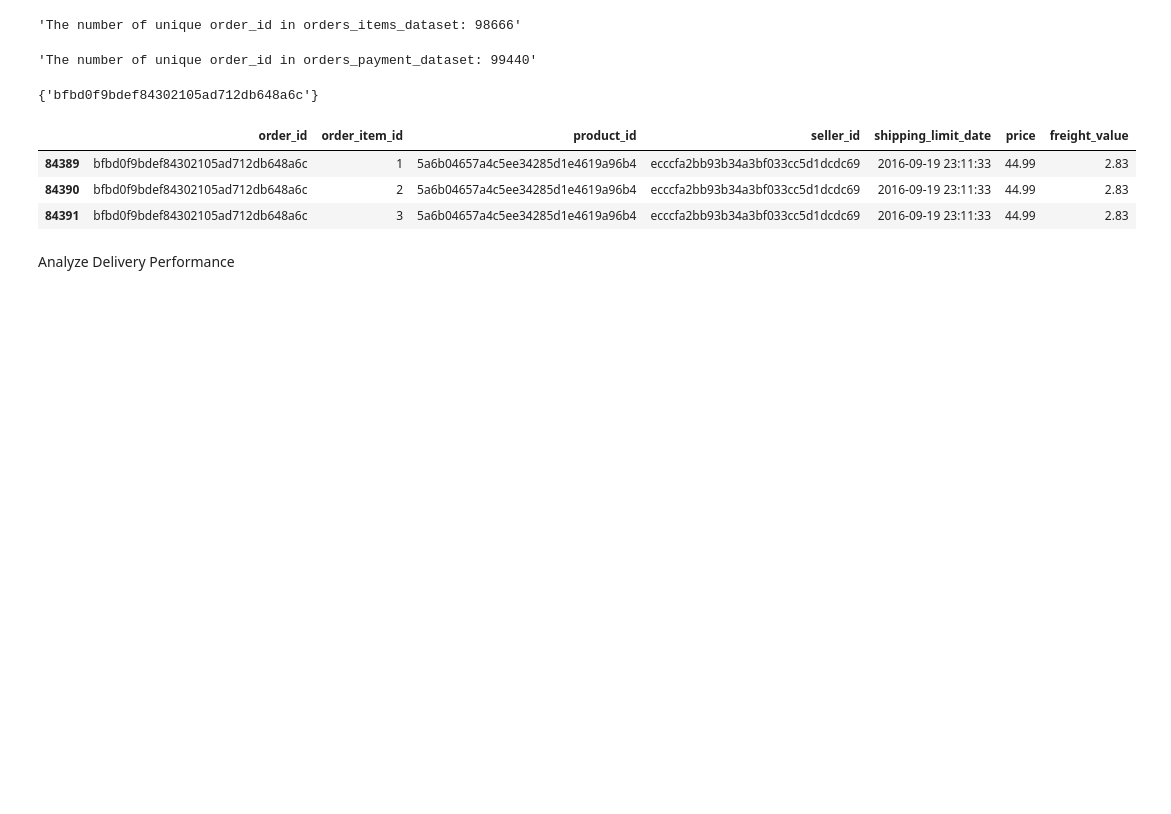
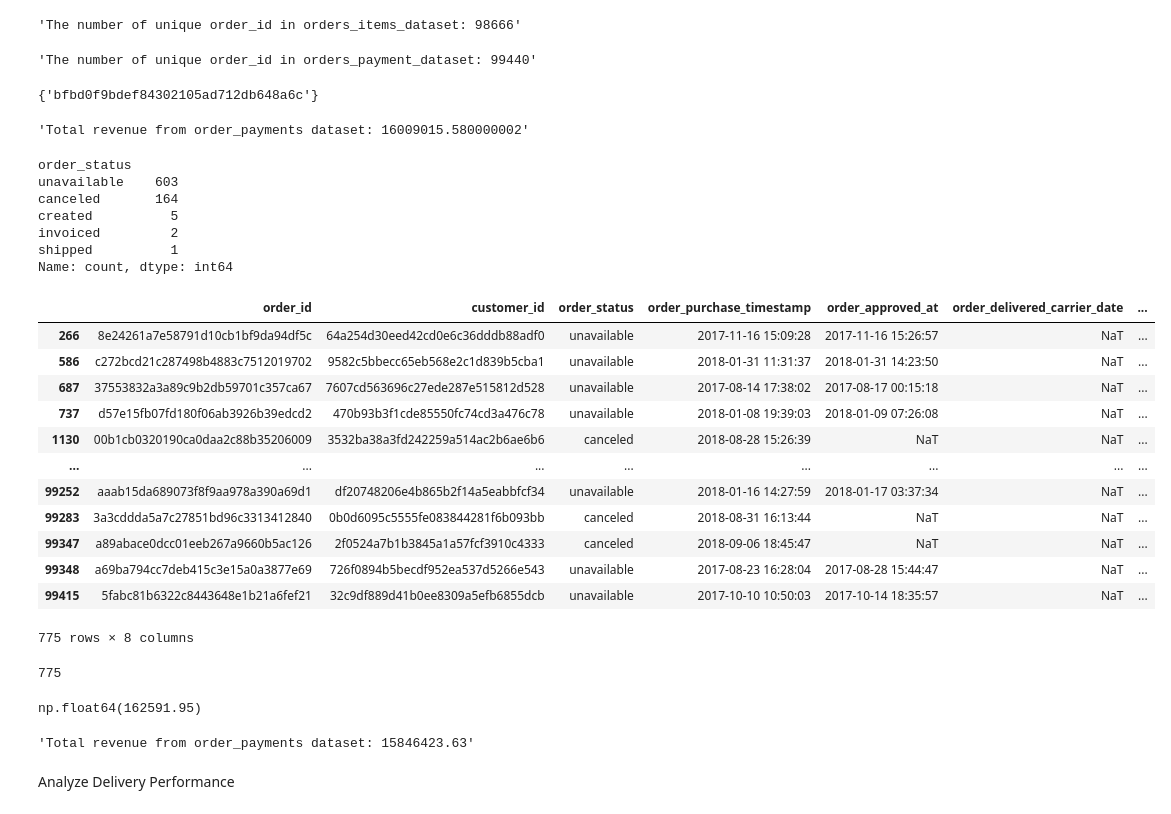
Before and after one commit to FinnMax/olist-python-eda, a Jupyter notebook: notebooks/03_EDA.ipynb, the cells around one changed output. Saved outputs shown, nothing was run; the diff lists cells and outputs as text; code cells hidden in the pictures; blank space fills up the shorter version.

```diff
--- a/notebooks/03_EDA.ipynb
+++ b/notebooks/03_EDA.ipynb
@@ -683,15 +683,56 @@ orders_dataset[orders_dataset["order_id"].isin(orders_without_payment)]
 #So there is one order which is delivered but somehow missing the payment record - lets investigate whether this order is presemtin order_items
 orders_without_payment = orders_items_dataset[orders_items_dataset["order_id"].isin(orders_without_payment)]
 #So since that order is delivered and has items and items prices we can calculate payment from the items dataset and megre to the payment table
-orders_without_payment
+total_revenue = (orders_without_payment["price"].sum() + orders_without_payment["freight_value"].sum() + order_payments_dataset["payment_value"].sum())
+display(f"Total revenue from order_payments dataset: {total_revenue}")
 # %% [output]
 {'bfbd0f9bdef84302105ad712db648a6c'}
-|  | order_id | order_item_id | product_id | seller_id | shipping_limit_date | price | freight_value |
-| 84389 | bfbd0f9bdef84302105ad712db648a6c | 1 | 5a6b04657a4c5ee34285d1e4619a96b4 | ecccfa2bb93b34a3bf033cc5d1dcdc69 | 2016-09-19 23:11:33 | 44.99 | 2.83 |
-| 84390 | bfbd0f9bdef84302105ad712db648a6c | 2 | 5a6b04657a4c5ee34285d1e4619a96b4 | ecccfa2bb93b34a3bf033cc5d1dcdc69 | 2016-09-19 23:11:33 | 44.99 | 2.83 |
-| 84391 | bfbd0f9bdef84302105ad712db648a6c | 3 | 5a6b04657a4c5ee34285d1e4619a96b4 | ecccfa2bb93b34a3bf033cc5d1dcdc69 | 2016-09-19 23:11:33 | 44.99 | 2.83 |
+'Total revenue from order_payments dataset: 16009015.580000002'
 # %%
-#Now lets check
+#Now lets check the missing order_id in order_items_dataset
+orders_without_items = set(orders_dataset["order_id"]) - set(orders_items_dataset["order_id"])
+orders_without_items_complete = orders_dataset[orders_dataset["order_id"].isin(orders_without_items)]
+display(orders_without_items_complete["order_status"].value_counts())
+orders_without_items_complete
+#display(orders_without_items_complete["payment_value"])
+#Most of the orders have missing items because their order status is unavailable or cancelled
+# %% [output]
+order_status
+unavailable    603
+canceled       164
+created          5
+invoiced         2
+shipped          1
+Name: count, dtype: int64
+|  | order_id | customer_id | order_status | order_purchase_timestamp | order_approved_at | order_delivered_carrier_date | ... |
+| 266 | 8e24261a7e58791d10cb1bf9da94df5c | 64a254d30eed42cd0e6c36dddb88adf0 | unavailable | 2017-11-16 15:09:28 | 2017-11-16 15:26:57 | NaT | ... |
+| 586 | c272bcd21c287498b4883c7512019702 | 9582c5bbecc65eb568e2c1d839b5cba1 | unavailable | 2018-01-31 11:31:37 | 2018-01-31 14:23:50 | NaT | ... |
+| 687 | 37553832a3a89c9b2db59701c357ca67 | 7607cd563696c27ede287e515812d528 | unavailable | 2017-08-14 17:38:02 | 2017-08-17 00:15:18 | NaT | ... |
+| 737 | d57e15fb07fd180f06ab3926b39edcd2 | 470b93b3f1cde85550fc74cd3a476c78 | unavailable | 2018-01-08 19:39:03 | 2018-01-09 07:26:08 | NaT | ... |
+| 1130 | 00b1cb0320190ca0daa2c88b35206009 | 3532ba38a3fd242259a514ac2b6ae6b6 | canceled | 2018-08-28 15:26:39 | NaT | NaT | ... |
+| ... | ... | ... | ... | ... | ... | ... | ... |
+| 99252 | aaab15da689073f8f9aa978a390a69d1 | df20748206e4b865b2f14a5eabbfcf34 | unavailable | 2018-01-16 14:27:59 | 2018-01-17 03:37:34 | NaT | ... |
+| 99283 | 3a3cddda5a7c27851bd96c3313412840 | 0b0d6095c5555fe083844281f6b093bb | canceled | 2018-08-31 16:13:44 | NaT | NaT | ... |
+| 99347 | a89abace0dcc01eeb267a9660b5ac126 | 2f0524a7b1b3845a1a57fcf3910c4333 | canceled | 2018-09-06 18:45:47 | NaT | NaT | ... |
+| 99348 | a69ba794cc7deb415c3e15a0a3877e69 | 726f0894b5becdf952ea537d5266e543 | unavailable | 2017-08-23 16:28:04 | 2017-08-28 15:44:47 | NaT | ... |
+| 99415 | 5fabc81b6322c8443648e1b21a6fef21 | 32c9df889d41b0ee8309a5efb6855dcb | unavailable | 2017-10-10 10:50:03 | 2017-10-14 18:35:57 | NaT | ... |
+775 rows × 8 columns
+# %%
+#Now lets check if the missing items orders are present in the payment dataset
+orders_without_items_complete = order_payments_dataset[order_payments_dataset["order_id"].isin(orders_without_items)]
+display(orders_without_items_complete["order_id"].nunique())
+not_included_revenue = round(orders_without_items_complete["payment_value"].sum(), 2)
+display(not_included_revenue)
+#Based on this we can make a conclusion that these orders had payments at first but then probably got cancelled and not delivered, hence why there are items missing.
+# %% [output]
+775
+np.float64(162591.95)
+# %%
+#So for total revenue calculation we will remove the orders with the missing items
+total_revenue = (orders_without_payment["price"].sum() + orders_without_payment["freight_value"].sum() + order_payments_dataset["payment_value"].sum() - not_included_revenue)
+display(f"Total revenue from order_payments dataset: {round(total_revenue, 2)}")
+# %% [output]
+'Total revenue from order_payments dataset: 15846423.63'
 # %% [markdown]
 Analyze Delivery Performance
 # %%
```
Also changed, not shown: parts of 7 cells of this notebook.
